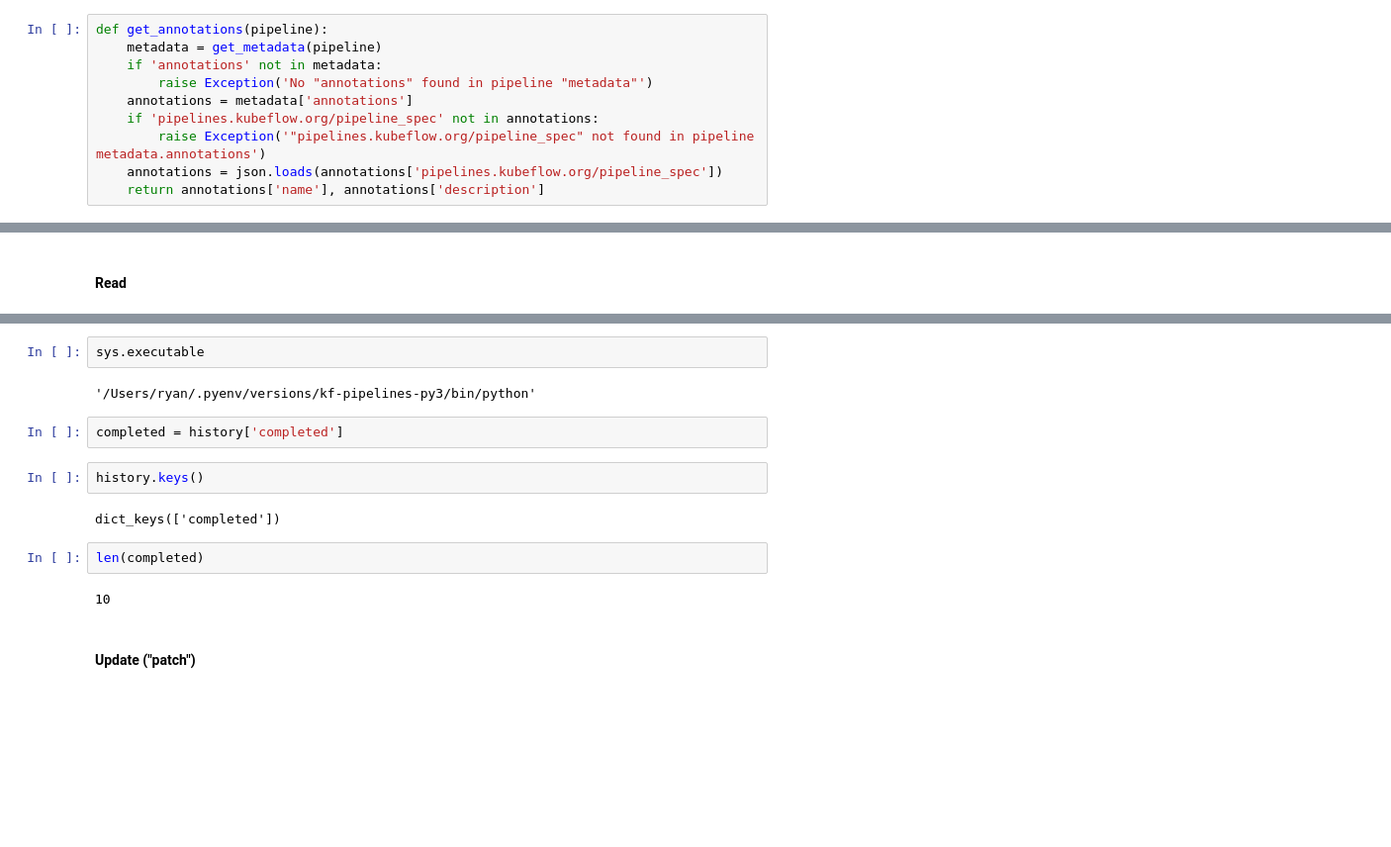
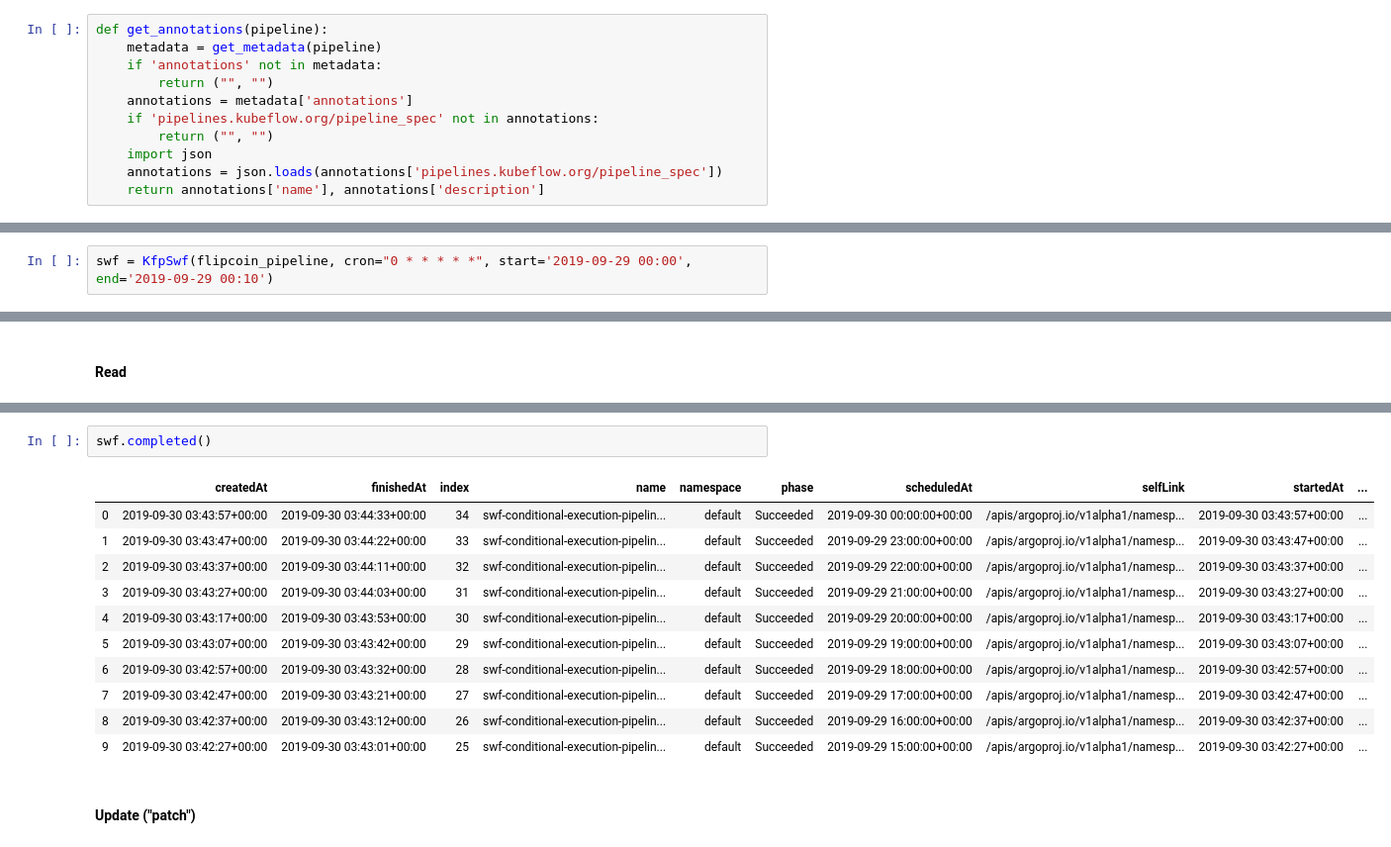
Before and after one commit to ryan-williams/pipelines, a Jupyter notebook: backend/swf-kfp-builder.ipynb, the cells around one changed output, grey strips where cells are left out. Shown: that part at 99% size. Drawn from its saved outputs; the diff is of its cells as text; blank space fills up the shorter version.

```diff
--- a/backend/swf-kfp-builder.ipynb
+++ b/backend/swf-kfp-builder.ipynb
@@ -156,10 +175,11 @@ def get_metadata(pipeline):
 def get_annotations(pipeline):
     metadata = get_metadata(pipeline)
     if 'annotations' not in metadata:
-        raise Exception('No "annotations" found in pipeline "metadata"')
+        return ("", "")
     annotations = metadata['annotations']
     if 'pipelines.kubeflow.org/pipeline_spec' not in annotations:
-        raise Exception('"pipelines.kubeflow.org/pipeline_spec" not found in pipeline metadata.annotations')
+        return ("", "")
+    import json
     annotations = json.loads(annotations['pipelines.kubeflow.org/pipeline_spec'])
     return annotations['name'], annotations['description']
 # %%
@@ -386,2 +490,4 @@ swf = make_swf_kfp(flipcoin_pipeline, cron="0 * * * * *")
+# %%
+swf = KfpSwf(flipcoin_pipeline, cron="0 * * * * *", start='2019-09-29 00:00', end='2019-09-29 00:10')
 # %% [markdown]
 ### Create, Read, Update, and Delete the `ScheduledWorkflow`
@@ -455,17 +518,17 @@ ImportError: No module named 'pandas'
-# %%
-sys.executable
-# %% [output]
-'/Users/ryan/.pyenv/versions/kf-pipelines-py3/bin/python'
-# %%
-completed = history['completed']
-# %%
-history.keys()
-# %% [output]
-dict_keys(['completed'])
 # %%
-len(completed)
+swf.completed()
 # %% [output]
-10
+|  | createdAt | finishedAt | index | name | namespace | phase | scheduledAt | selfLink | startedAt | ... |
+| 0 | 2019-09-30 03:43:57+00:00 | 2019-09-30 03:44:33+00:00 | 34 | swf-conditional-execution-pipelin... | default | Succeeded | 2019-09-30 00:00:00+00:00 | /apis/argoproj.io/v1alpha1/namesp... | 2019-09-30 03:43:57+00:00 | ... |
+| 1 | 2019-09-30 03:43:47+00:00 | 2019-09-30 03:44:22+00:00 | 33 | swf-conditional-execution-pipelin... | default | Succeeded | 2019-09-29 23:00:00+00:00 | /apis/argoproj.io/v1alpha1/namesp... | 2019-09-30 03:43:47+00:00 | ... |
+| 2 | 2019-09-30 03:43:37+00:00 | 2019-09-30 03:44:11+00:00 | 32 | swf-conditional-execution-pipelin... | default | Succeeded | 2019-09-29 22:00:00+00:00 | /apis/argoproj.io/v1alpha1/namesp... | 2019-09-30 03:43:37+00:00 | ... |
+| 3 | 2019-09-30 03:43:27+00:00 | 2019-09-30 03:44:03+00:00 | 31 | swf-conditional-execution-pipelin... | default | Succeeded | 2019-09-29 21:00:00+00:00 | /apis/argoproj.io/v1alpha1/namesp... | 2019-09-30 03:43:27+00:00 | ... |
+| 4 | 2019-09-30 03:43:17+00:00 | 2019-09-30 03:43:53+00:00 | 30 | swf-conditional-execution-pipelin... | default | Succeeded | 2019-09-29 20:00:00+00:00 | /apis/argoproj.io/v1alpha1/namesp... | 2019-09-30 03:43:17+00:00 | ... |
+| 5 | 2019-09-30 03:43:07+00:00 | 2019-09-30 03:43:42+00:00 | 29 | swf-conditional-execution-pipelin... | default | Succeeded | 2019-09-29 19:00:00+00:00 | /apis/argoproj.io/v1alpha1/namesp... | 2019-09-30 03:43:07+00:00 | ... |
+| 6 | 2019-09-30 03:42:57+00:00 | 2019-09-30 03:43:32+00:00 | 28 | swf-conditional-execution-pipelin... | default | Succeeded | 2019-09-29 18:00:00+00:00 | /apis/argoproj.io/v1alpha1/namesp... | 2019-09-30 03:42:57+00:00 | ... |
+| 7 | 2019-09-30 03:42:47+00:00 | 2019-09-30 03:43:21+00:00 | 27 | swf-conditional-execution-pipelin... | default | Succeeded | 2019-09-29 17:00:00+00:00 | /apis/argoproj.io/v1alpha1/namesp... | 2019-09-30 03:42:47+00:00 | ... |
+| 8 | 2019-09-30 03:42:37+00:00 | 2019-09-30 03:43:12+00:00 | 26 | swf-conditional-execution-pipelin... | default | Succeeded | 2019-09-29 16:00:00+00:00 | /apis/argoproj.io/v1alpha1/namesp... | 2019-09-30 03:42:37+00:00 | ... |
+| 9 | 2019-09-30 03:42:27+00:00 | 2019-09-30 03:43:01+00:00 | 25 | swf-conditional-execution-pipelin... | default | Succeeded | 2019-09-29 15:00:00+00:00 | /apis/argoproj.io/v1alpha1/namesp... | 2019-09-30 03:42:27+00:00 | ... |
 # %% [markdown]
 #### Update ("patch")
 # %%
```
Also changed, not shown: parts of 35 cells of this notebook.
